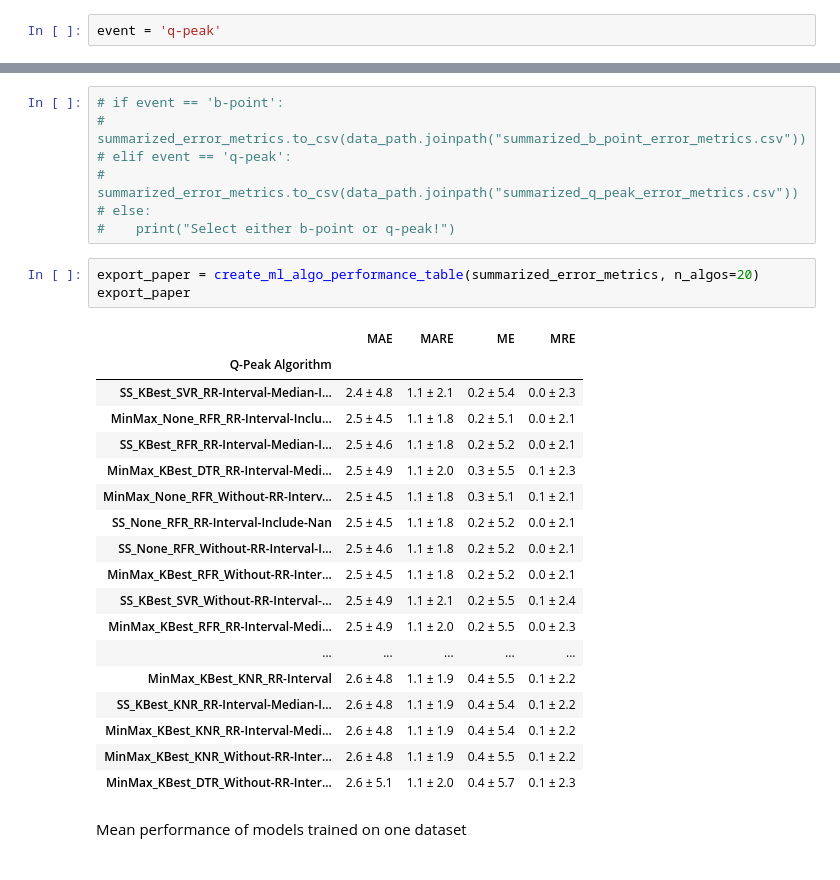
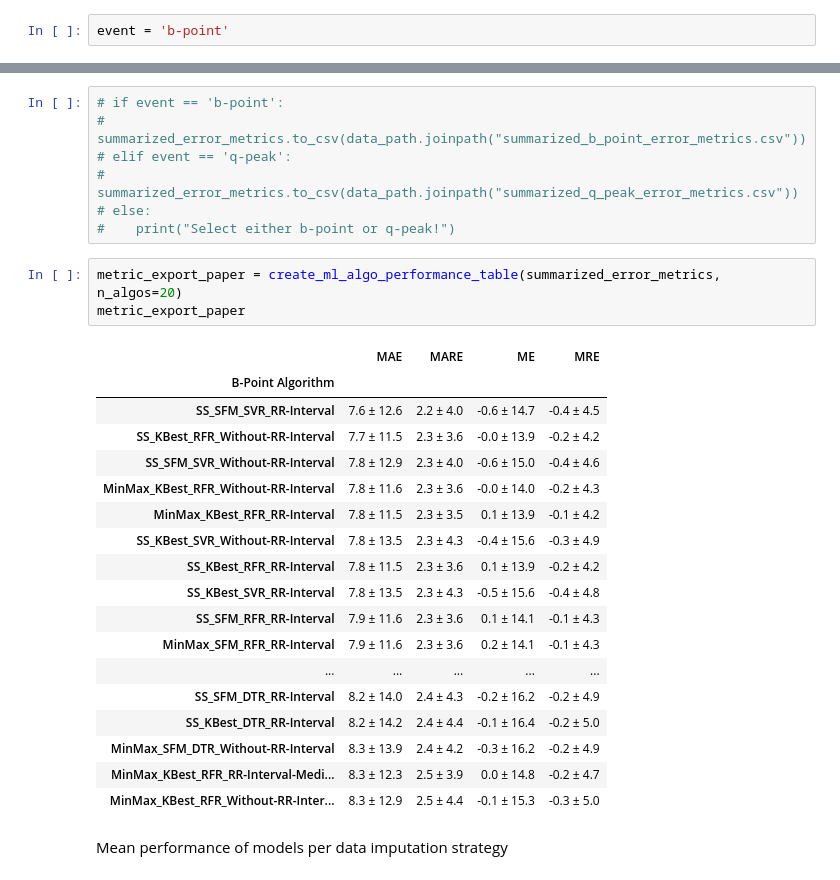
Before and after one commit to empkins/pepbench, a Jupyter notebook: experiments/pep_algorithm_benchmarking/notebooks/ML_analysis/Evaluation/ComputeMetrics.ipynb, the cells around one changed output, grey strips where cells are left out. Saved outputs shown, nothing was run; the diff lists cells and outputs as text.

```diff
--- a/experiments/pep_algorithm_benchmarking/notebooks/ML_analysis/Evaluation/ComputeMetrics.ipynb
+++ b/experiments/pep_algorithm_benchmarking/notebooks/ML_analysis/Evaluation/ComputeMetrics.ipynb
@@ -5,7 +5,7 @@ from pepbench.evaluation._error_metrics import error, abs_error, rel_error, abs_
 from pepbench.data_handling._data_handling import describe_ml_results_df
 from pepbench.export._latex import create_ml_algo_performance_table
 # %%
-event = 'q-peak'
+event = 'b-point'
 # %%
 if event == 'b-point':
     data_path = Path("../../../results/data/b-point")
@@ -109,29 +109,29 @@ summarized_error_metrics
 # else:
 #    print("Select either b-point or q-peak!")
 # %%
-export_paper = create_ml_algo_performance_table(summarized_error_metrics, n_algos=20)
-export_paper
+metric_export_paper = create_ml_algo_performance_table(summarized_error_metrics, n_algos=20)
+metric_export_paper
 # %% [output]
 |  | MAE | MARE | ME | MRE |
-| Q-Peak Algorithm |  |  |  |  |
-| SS_KBest_SVR_RR-Interval-Median-I... | 2.4 ± 4.8 | 1.1 ± 2.1 | 0.2 ± 5.4 | 0.0 ± 2.3 |
-| MinMax_None_RFR_RR-Interval-Inclu... | 2.5 ± 4.5 | 1.1 ± 1.8 | 0.2 ± 5.1 | 0.0 ± 2.1 |
-| SS_KBest_RFR_RR-Interval-Median-I... | 2.5 ± 4.6 | 1.1 ± 1.8 | 0.2 ± 5.2 | 0.0 ± 2.1 |
-| MinMax_KBest_DTR_RR-Interval-Medi... | 2.5 ± 4.9 | 1.1 ± 2.0 | 0.3 ± 5.5 | 0.1 ± 2.3 |
-| MinMax_None_RFR_Without-RR-Interv... | 2.5 ± 4.5 | 1.1 ± 1.8 | 0.3 ± 5.1 | 0.1 ± 2.1 |
-| SS_None_RFR_RR-Interval-Include-Nan | 2.5 ± 4.5 | 1.1 ± 1.8 | 0.2 ± 5.2 | 0.0 ± 2.1 |
-| SS_None_RFR_Without-RR-Interval-I... | 2.5 ± 4.6 | 1.1 ± 1.8 | 0.2 ± 5.2 | 0.0 ± 2.1 |
-| MinMax_KBest_RFR_Without-RR-Inter... | 2.5 ± 4.5 | 1.1 ± 1.8 | 0.2 ± 5.2 | 0.0 ± 2.1 |
-| SS_KBest_SVR_Without-RR-Interval-... | 2.5 ± 4.9 | 1.1 ± 2.1 | 0.2 ± 5.5 | 0.1 ± 2.4 |
-| MinMax_KBest_RFR_RR-Interval-Medi... | 2.5 ± 4.9 | 1.1 ± 2.0 | 0.2 ± 5.5 | 0.0 ± 2.3 |
+| B-Point Algorithm |  |  |  |  |
+| SS_SFM_SVR_RR-Interval | 7.6 ± 12.6 | 2.2 ± 4.0 | -0.6 ± 14.7 | -0.4 ± 4.5 |
+| SS_KBest_RFR_Without-RR-Interval | 7.7 ± 11.5 | 2.3 ± 3.6 | -0.0 ± 13.9 | -0.2 ± 4.2 |
+| SS_SFM_SVR_Without-RR-Interval | 7.8 ± 12.9 | 2.3 ± 4.0 | -0.6 ± 15.0 | -0.4 ± 4.6 |
+| MinMax_KBest_RFR_Without-RR-Interval | 7.8 ± 11.6 | 2.3 ± 3.6 | -0.0 ± 14.0 | -0.2 ± 4.3 |
+| MinMax_KBest_RFR_RR-Interval | 7.8 ± 11.5 | 2.3 ± 3.5 | 0.1 ± 13.9 | -0.1 ± 4.2 |
+| SS_KBest_SVR_Without-RR-Interval | 7.8 ± 13.5 | 2.3 ± 4.3 | -0.4 ± 15.6 | -0.3 ± 4.9 |
+| SS_KBest_RFR_RR-Interval | 7.8 ± 11.5 | 2.3 ± 3.6 | 0.1 ± 13.9 | -0.2 ± 4.2 |
+| SS_KBest_SVR_RR-Interval | 7.8 ± 13.5 | 2.3 ± 4.3 | -0.5 ± 15.6 | -0.4 ± 4.8 |
+| SS_SFM_RFR_RR-Interval | 7.9 ± 11.6 | 2.3 ± 3.6 | 0.1 ± 14.1 | -0.1 ± 4.3 |
+| MinMax_SFM_RFR_RR-Interval | 7.9 ± 11.6 | 2.3 ± 3.6 | 0.2 ± 14.1 | -0.1 ± 4.3 |
 | ... | ... | ... | ... | ... |
-| MinMax_KBest_KNR_RR-Interval | 2.6 ± 4.8 | 1.1 ± 1.9 | 0.4 ± 5.5 | 0.1 ± 2.2 |
-| SS_KBest_KNR_RR-Interval-Median-I... | 2.6 ± 4.8 | 1.1 ± 1.9 | 0.4 ± 5.4 | 0.1 ± 2.2 |
-| MinMax_KBest_KNR_RR-Interval-Medi... | 2.6 ± 4.8 | 1.1 ± 1.9 | 0.4 ± 5.4 | 0.1 ± 2.2 |
-| MinMax_KBest_KNR_Without-RR-Inter... | 2.6 ± 4.8 | 1.1 ± 1.9 | 0.4 ± 5.5 | 0.1 ± 2.2 |
-| MinMax_KBest_DTR_Without-RR-Inter... | 2.6 ± 5.1 | 1.1 ± 2.0 | 0.4 ± 5.7 | 0.1 ± 2.3 |
+| SS_SFM_DTR_RR-Interval | 8.2 ± 14.0 | 2.4 ± 4.3 | -0.2 ± 16.2 | -0.2 ± 4.9 |
+| SS_KBest_DTR_RR-Interval | 8.2 ± 14.2 | 2.4 ± 4.4 | -0.1 ± 16.4 | -0.2 ± 5.0 |
+| MinMax_SFM_DTR_Without-RR-Interval | 8.3 ± 13.9 | 2.4 ± 4.2 | -0.3 ± 16.2 | -0.2 ± 4.9 |
+| MinMax_KBest_RFR_RR-Interval-Medi... | 8.3 ± 12.3 | 2.5 ± 3.9 | 0.0 ± 14.8 | -0.2 ± 4.7 |
+| MinMax_KBest_RFR_Without-RR-Inter... | 8.3 ± 12.9 | 2.5 ± 4.4 | -0.1 ± 15.3 | -0.3 ± 5.0 |
 # %% [markdown]
-Mean performance of models trained on one dataset
+Mean performance of models per data imputation strategy
 # %%
 datasets = ['RR-Interval', 'RR-Interval-Median-Imputed', 'RR-Interval-Include-Nan', 'Without-RR-Interval', 'Without-RR-Interval-Median-Imputed', 'Without-RR-Interval-Include-Nan']
 dataset_results = pd.DataFrame()
```
Also changed, not shown: parts of 17 cells of this notebook, 3 other files.
